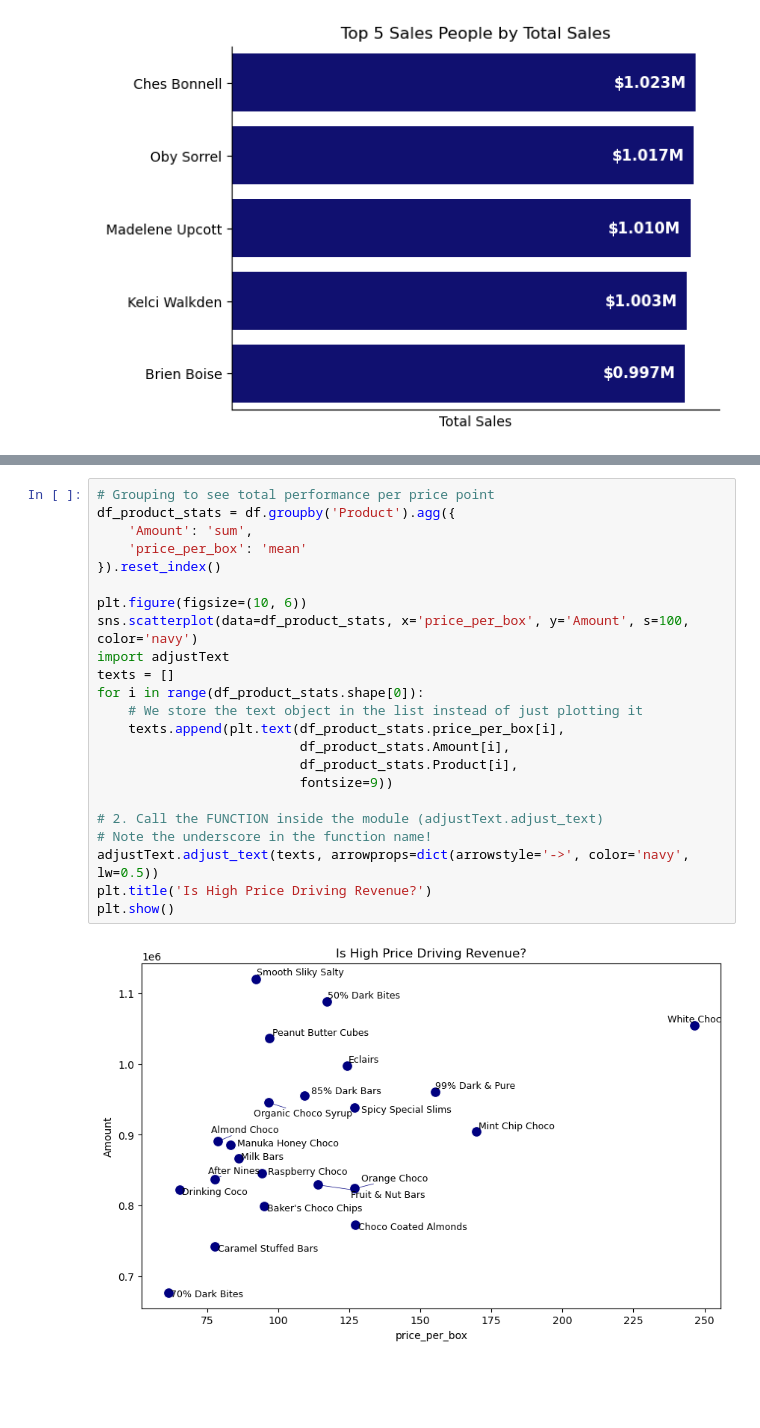
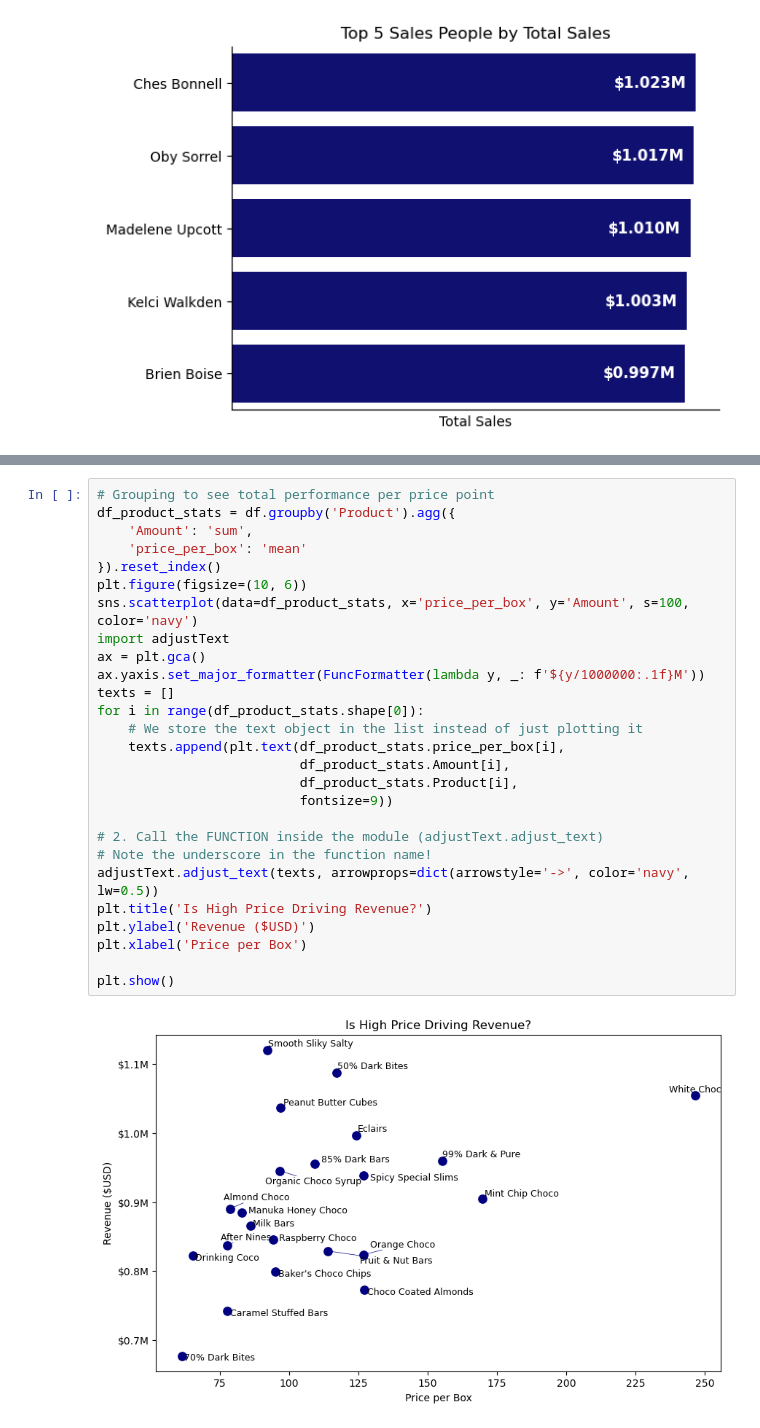
Before and after one commit to ChrisBGilmore/Python_Projects, a Jupyter notebook: Chocolate_Sales/Python/Data_Analysis.ipynb, the cells around one changed output, grey strips where cells are left out. Saved outputs shown, nothing was run; the diff lists cells and outputs as text; blank space fills up the shorter version.

```diff
--- a/Chocolate_Sales/Data_Validation.ipynb
+++ b/Chocolate_Sales/Python/Data_Analysis.ipynb
@@ -150,25 +152,29 @@ Text(0.5, 0, 'Amount Sold')
 # %%
 # Grouping to see total performance per price point
 df_product_stats = df.groupby('Product').agg({
     'Amount': 'sum',
     'price_per_box': 'mean'
 }).reset_index()
-
 plt.figure(figsize=(10, 6))
 sns.scatterplot(data=df_product_stats, x='price_per_box', y='Amount', s=100, color='navy')
 import adjustText
+ax = plt.gca()
+ax.yaxis.set_major_formatter(FuncFormatter(lambda y, _: f'${y/1000000:.1f}M'))
 texts = []
 for i in range(df_product_stats.shape[0]):
     # We store the text object in the list instead of just plotting it
     texts.append(plt.text(df_product_stats.price_per_box[i],
                           df_product_stats.Amount[i],
                           df_product_stats.Product[i],
                           fontsize=9))
 
 # 2. Call the FUNCTION inside the module (adjustText.adjust_text)
 # Note the underscore in the function name!
 adjustText.adjust_text(texts, arrowprops=dict(arrowstyle='->', color='navy', lw=0.5))
 plt.title('Is High Price Driving Revenue?')
+plt.ylabel('Revenue ($USD)')
+plt.xlabel('Price per Box')
+
 plt.show()
 # %% [output]
-[figure, old version]
+[figure, new version]
```
Also changed, not shown: parts of 2 cells of this notebook, 7 other files.
